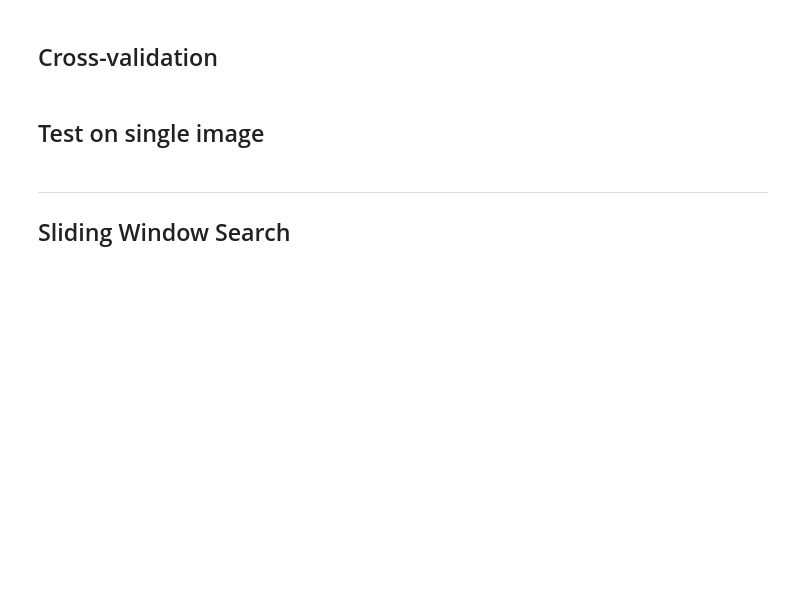
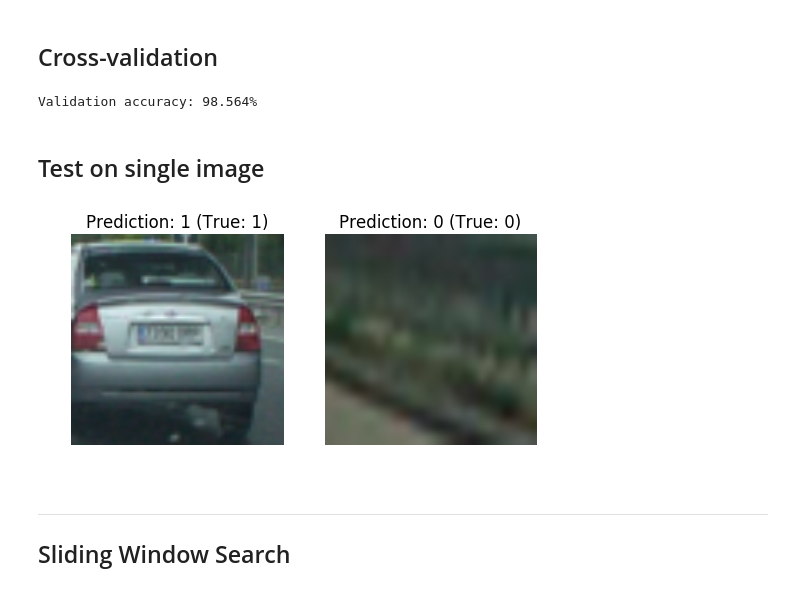
Before and after one commit to carlosgalvezp/Udacity-Self-Driving-Car-Nanodegree, a Jupyter notebook: term1/projects/p5-vehicle-detection/p5-vehicle-detection.ipynb, the cells around one changed output. Saved outputs shown, nothing was run; the diff lists cells and outputs as text; code cells hidden in the pictures; blank space fills up the shorter version.

Commit message:
Move code to classify image to separate function

```diff
--- a/term1/projects/p5-vehicle-detection/p5-vehicle-detection.ipynb
+++ b/term1/projects/p5-vehicle-detection/p5-vehicle-detection.ipynb
@@ -181,6 +181,10 @@ Img_pp = preprocess_img(Img)
 ## HOG feature extraction
 # %%
 def get_hog_features(img, debug = False):
+    # Resize image to match the HOG parameters
+    img = cv2.resize(img, get_img_shape()[0:2])
+
+    # Setup HOG parameters
     pix_per_cell = 8
     cell_per_block = 2
     orient = 9
@@ -335,20 +340,35 @@ def compute_validation_accuracy(classifier, X_val, y_val):
     return classifier.score(X_val, y_val)
 
 print('Validation accuracy: %.3f%%' % (100. * compute_validation_accuracy(classifier, X_val, y_val)))
+# %% [output]
+Validation accuracy: 98.564%
 # %% [markdown]
 ## Test on single image
+# %%
+def classify_img(img):
+    # Preprocess
+    img = preprocess_img(img)
+
+    # Extract and normalize features
+    x = get_hog_features(img)
+    x = normalize_features(x)
+
+    # Predict
+    return classifier.predict(x)
 # %%
 img_v_test = Img_v[0]
-y_v_predicted = classifier.predict(normalize_features(get_hog_features(img_v_test)))
+y_v_predicted = classify_img(img_v_test)
 
 img_nv_test = Img_nv[0]
-y_nv_predicted = classifier.predict(normalize_features(get_hog_features(img_nv_test)))
+y_nv_predicted = classify_img(img_nv_test)
 
 h = plt.figure();
 plt.subplot(1,2,1);
 display_img(img_v_test, 'Prediction: %d (True: %d)' % (y_v_predicted, get_vehicle_label()))
 plt.subplot(1,2,2);
 display_img(img_nv_test, 'Prediction: %d (True: %d)' % (y_nv_predicted, get_non_vehicle_label()))
+# %% [output]
+[figure, added]
 # %% [markdown]
 ---
 ## Sliding Window Search
```
Also changed, not shown: parts of 4 cells of this notebook.
